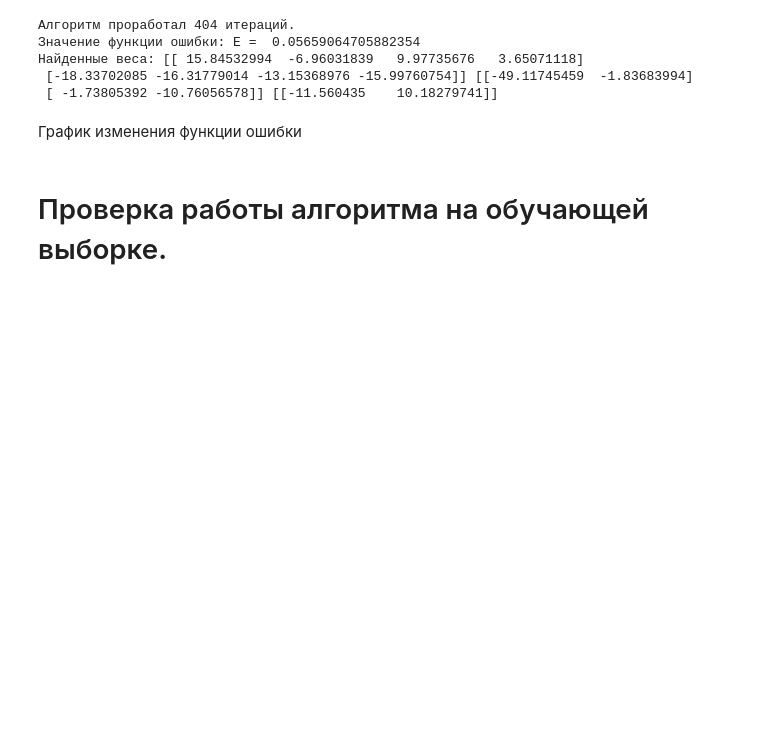
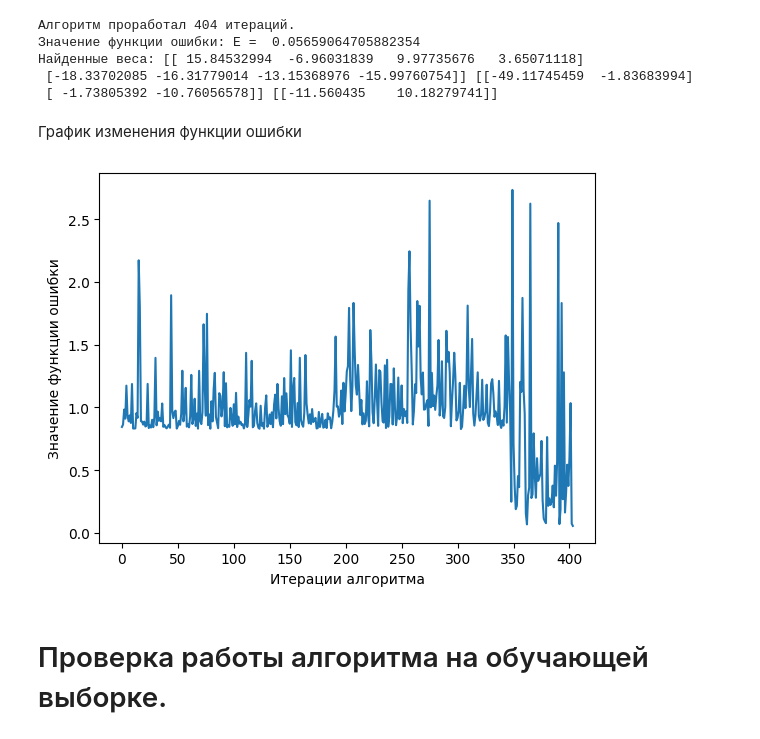
Before and after one commit to ElenaShargina/nnetworks, a Jupyter notebook: Реализация_алгоритма_ADAM_для_обучения_нейронной_сети.ipynb, the cells around one changed output. Cells and saved outputs as stored; diff of their text form; code cells hidden in the pictures; blank space fills up the shorter version.

```diff
--- a/Реализация_алгоритма_ADAM_для_обучения_нейронной_сети.ipynb
+++ b/Реализация_алгоритма_ADAM_для_обучения_нейронной_сети.ipynb
@@ -334,6 +334,13 @@ print(f'Найденные веса: {weights1} {weights2} {weights3}')
  [ -1.73805392 -10.76056578]] [[-11.560435    10.18279741]]
 # %% [markdown]
 График изменения функции ошибки
+# %%
+plt.plot(E)
+plt.xlabel('Итерации алгоритма')
+plt.ylabel('Значение функции ошибки')
+plt.show()
+# %% [output]
+[figure, added]
 # %% [markdown]
 # Проверка работы алгоритма на обучающей выборке.
 # %%
```
Also changed, not shown: parts of 1 cell of this notebook.
